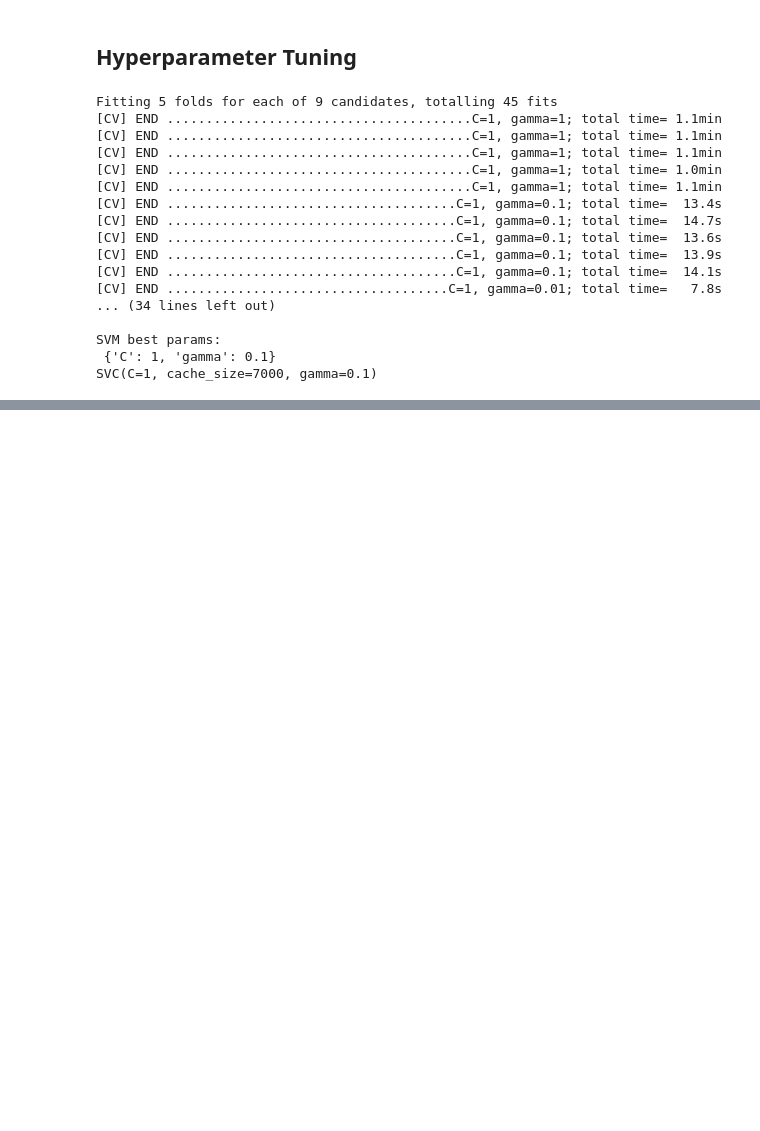
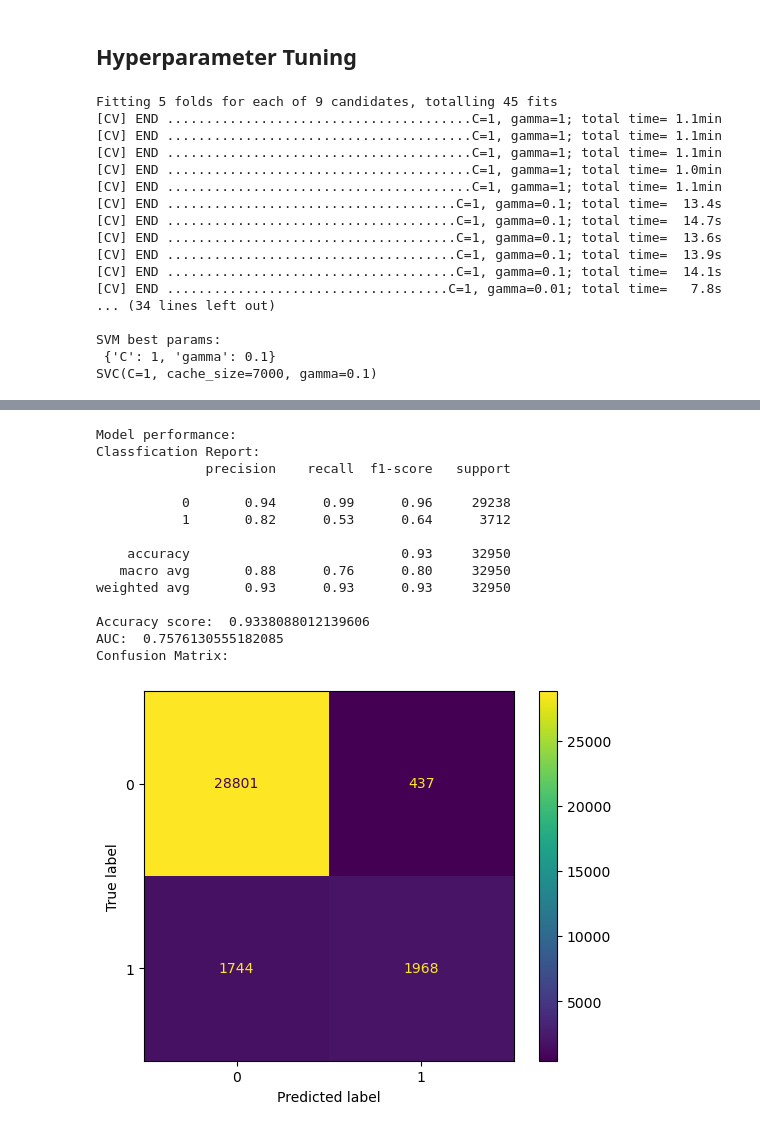
Before and after one commit to Yukitoshi12345/Bank-Marketing-Analysis, a Jupyter notebook: support_vector_machine.ipynb, the cells around one changed output, grey strips where cells are left out. Cells and saved outputs as stored; diff of their text form; code cells hidden in the pictures; blank space fills up the shorter version.

```diff
--- a/support_vector_machine.ipynb
+++ b/support_vector_machine.ipynb
@@ -152,0 +195,18 @@ SVC(C=1, cache_size=7000, gamma=0.1)
+# %%
+test_output(svc_final, X_train, Y_train)
+# %% [output]
+Model performance:
+Classfication Report:
+              precision    recall  f1-score   support
+
+           0       0.94      0.99      0.96     29238
+           1       0.82      0.53      0.64      3712
+
+    accuracy                           0.93     32950
+   macro avg       0.88      0.76      0.80     32950
+weighted avg       0.93      0.93      0.93     32950
+
+Accuracy score:  0.9338088012139606
+AUC:  0.7576130555182085
+Confusion Matrix:
+[figure, added]
```
Also changed, not shown: parts of 3 cells of this notebook.
